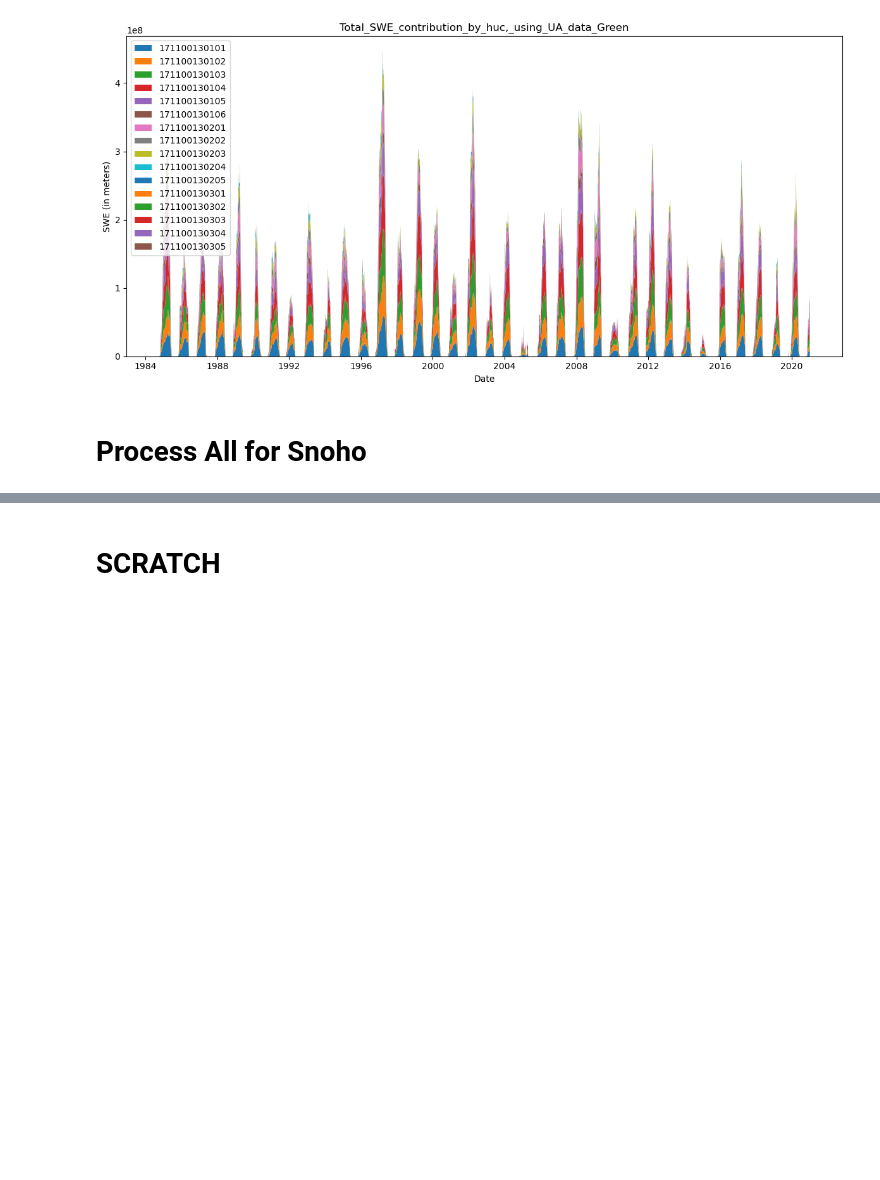
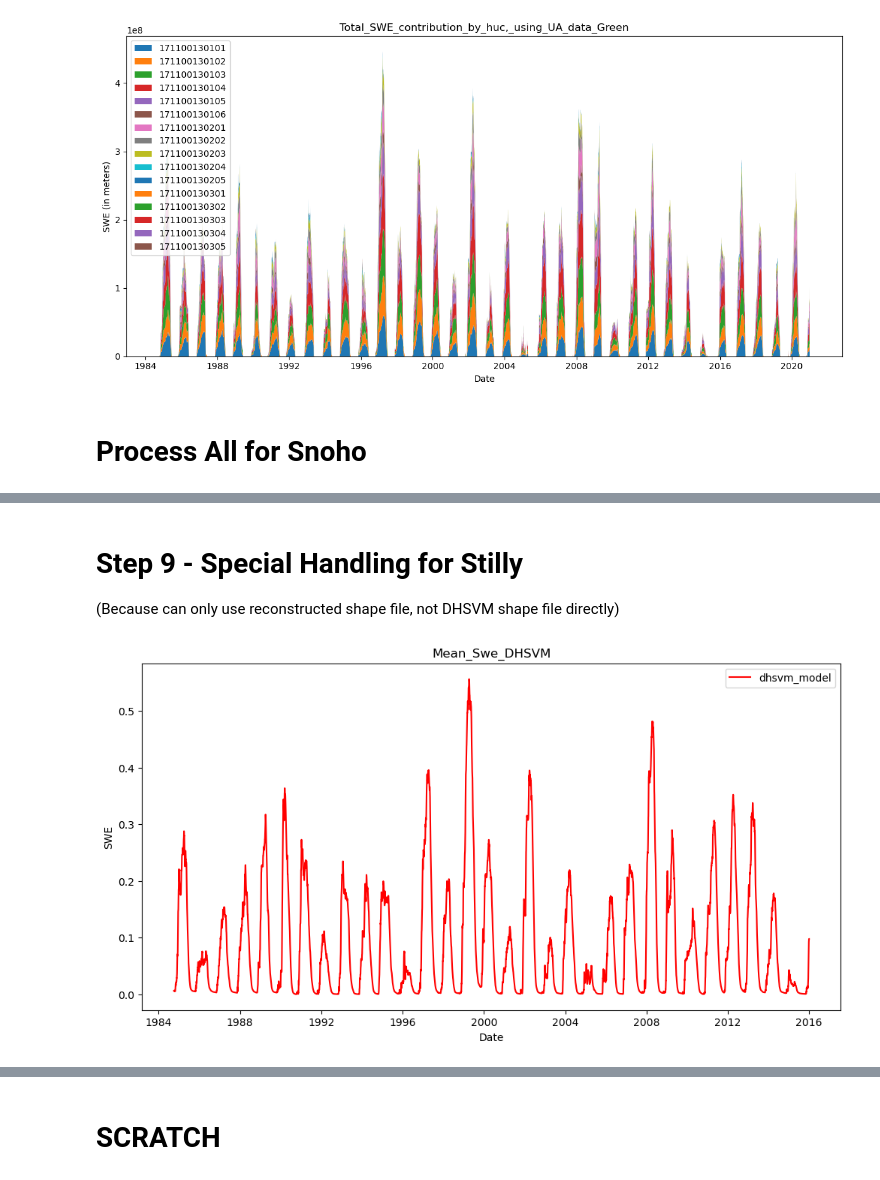
Before and after one commit to DSHydro/SnowML, a Jupyter notebook: notebooks/DHSVM/CompareSWESources.ipynb, the cells around one changed output, grey strips where cells are left out. Saved outputs shown, nothing was run; the diff lists cells and outputs as text; code cells hidden in the pictures; blank space fills up the shorter version.

```diff
--- a/notebooks/DHSVM/CompareSWESources.ipynb
+++ b/notebooks/DHSVM/CompareSWESources.ipynb
@@ -45,6 +45,12 @@ snoho_dict = {
     "UCLA_file_nm": "mean_swe_ucla_2_in_snoho.csv"
 }
 
+stilly_dict = {
+    "name": "Stilly",
+    "dhsvm_huc_key": "hucs_match_hsvm_stilly.geojson",
+    "url": "https://data.cig.uw.edu/picea/mauger/misc/wrf_run_agg/Aggregated.Values_Stilliguamish"
+}
+
 skagit_dict = {
     "name": "Skagit",
     "url": "https://github.com/DSHydro/Skagit/blob/d4a47ab2b55a1e871416a272f89f66cd250ba770/raw_data/Aggregated.Values.txt"
@@ -422,0 +448,15 @@ process_all(snoho_dict)
+# %% [markdown]
+# Step 9 - Special Handling for Stilly
+(Because can only use reconstructed shape file, not DHSVM shape file directly)
+# %%
+# common begin and end dates for filtering
+BEGIN_DATE = '1984-10-01T00:00:00.000000000'
+END_DATE = " 2015-12-31T00:00:00.000000000"
+
+my_dict = stilly_dict
+name = my_dict["name"]
+# %%
+# Load and Vizualize DHSVM data
+x_vals, daily_mean_df, DHSVM_dict = calc_and_plot_dhsvm(my_dict)
+# %% [output]
+[figure, added]
```
Also changed, not shown: parts of 8 cells of this notebook, 1 other file.
